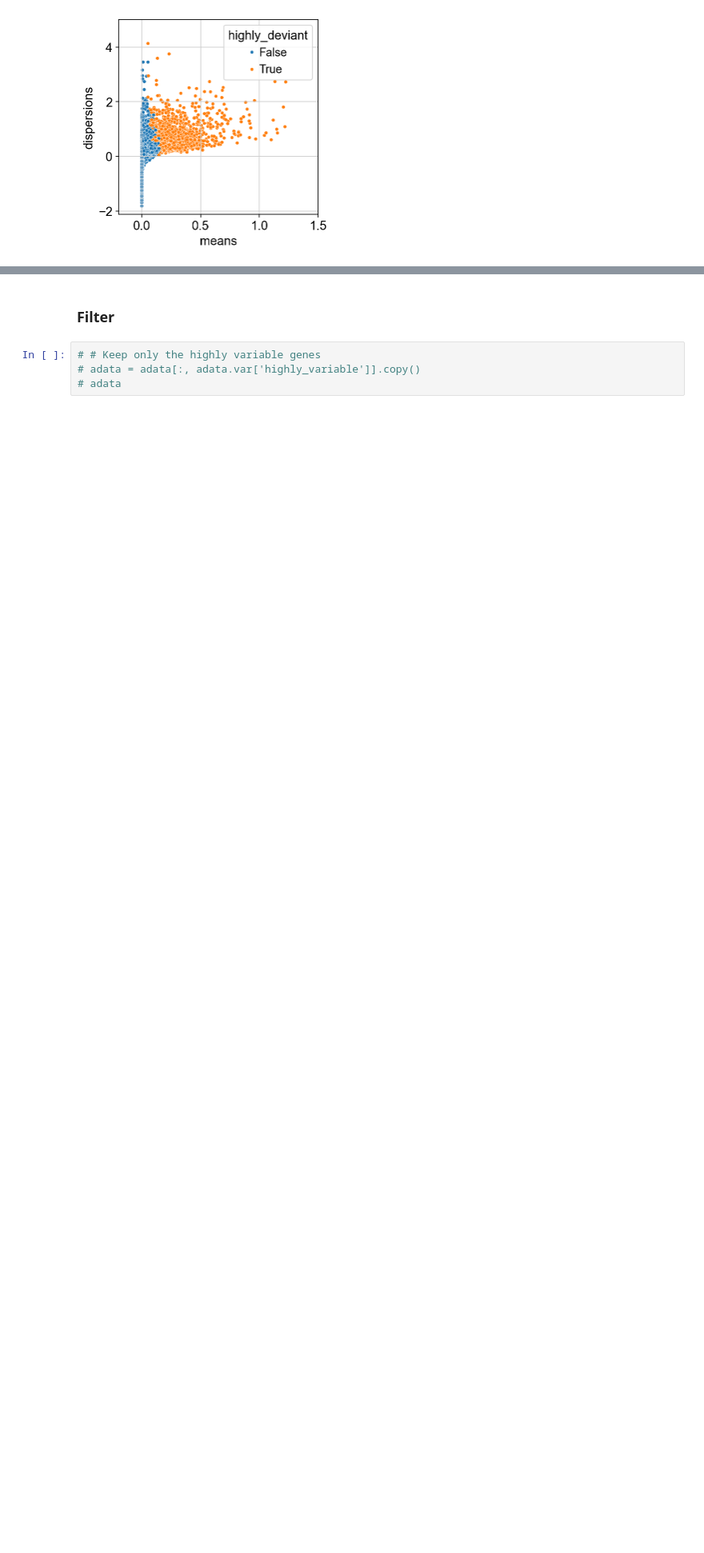
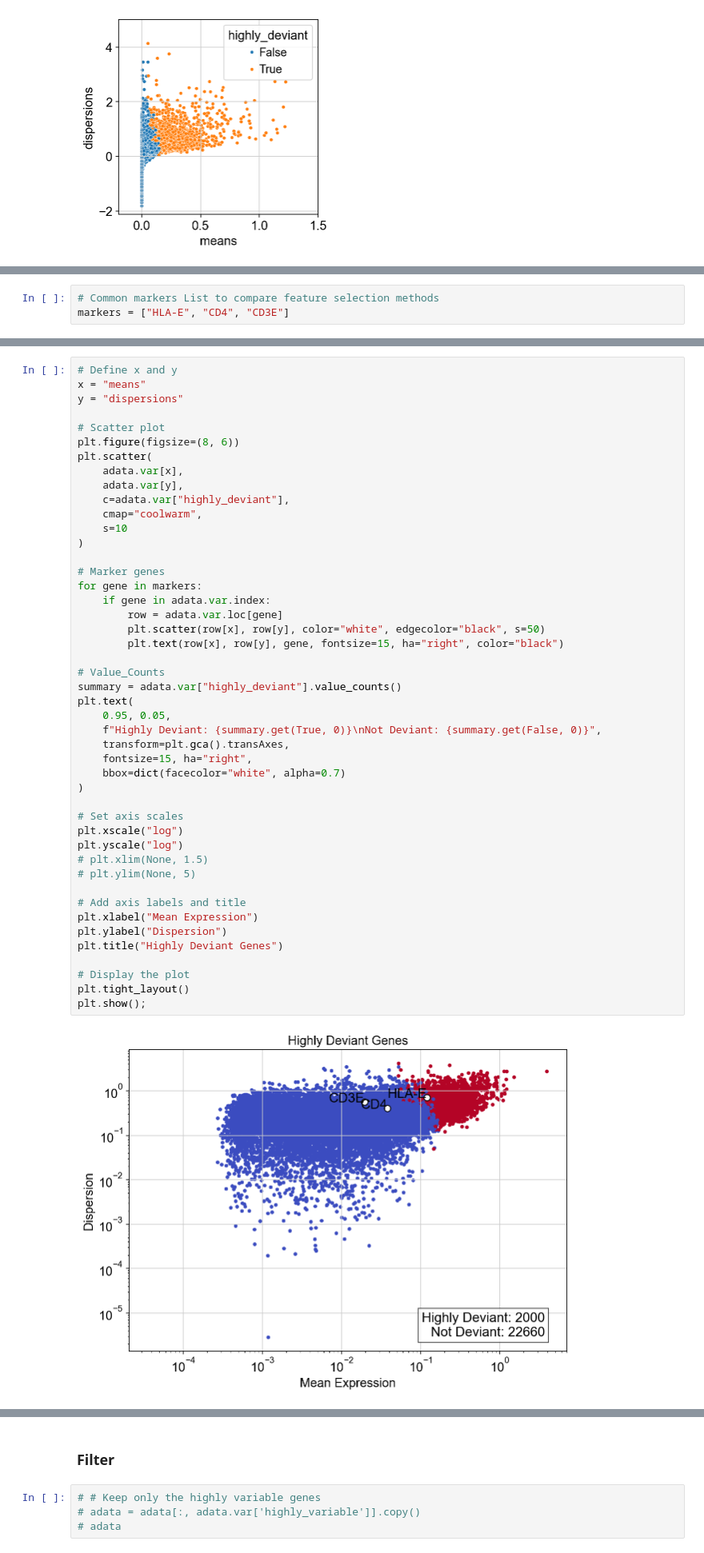
Before and after one commit to MikiasHWT/scRNA_Lethal_Covid19_Analysis, a Jupyter notebook: scRNA_Lethal_Covid19_Analysis.ipynb, the cells around one changed output, grey strips where cells are left out. Shown at 80% size. Drawn from its saved outputs; the diff is of its cells as text; blank space fills up the shorter version.

Commit message:
Feature Selection Function

```diff
--- a/scRNA_Lethal_Covid19_Analysis.ipynb
+++ b/scRNA_Lethal_Covid19_Analysis.ipynb
@@ -1182,0 +861,3 @@ adata
+# %%
+# Common markers List to compare feature selection methods
+markers = ["HLA-E", "CD4", "CD3E"]
@@ -1182,0 +866,48 @@ adata
+# %%
+# Define x and y
+x = "means"
+y = "dispersions"
+
+# Scatter plot
+plt.figure(figsize=(8, 6))
+plt.scatter(
+    adata.var[x],
+    adata.var[y],
+    c=adata.var["highly_deviant"],
+    cmap="coolwarm",
+    s=10
+)
+
+# Marker genes
+for gene in markers:
+    if gene in adata.var.index:
+        row = adata.var.loc[gene]
+        plt.scatter(row[x], row[y], color="white", edgecolor="black", s=50)
+        plt.text(row[x], row[y], gene, fontsize=15, ha="right", color="black")
+
+# Value_Counts
+summary = adata.var["highly_deviant"].value_counts()
+plt.text(
+    0.95, 0.05,
+    f"Highly Deviant: {summary.get(True, 0)}\nNot Deviant: {summary.get(False, 0)}",
+    transform=plt.gca().transAxes,
+    fontsize=15, ha="right",
+    bbox=dict(facecolor="white", alpha=0.7)
+)
+
+# Set axis scales
+plt.xscale("log")
+plt.yscale("log")
+# plt.xlim(None, 1.5)
+# plt.ylim(None, 5)
+
+# Add axis labels and title
+plt.xlabel("Mean Expression")
+plt.ylabel("Dispersion")
+plt.title("Highly Deviant Genes")
+
+# Display the plot
+plt.tight_layout()
+plt.show();
+# %% [output]
+[figure, added]
```
Also changed, not shown: parts of 41 cells of this notebook.
